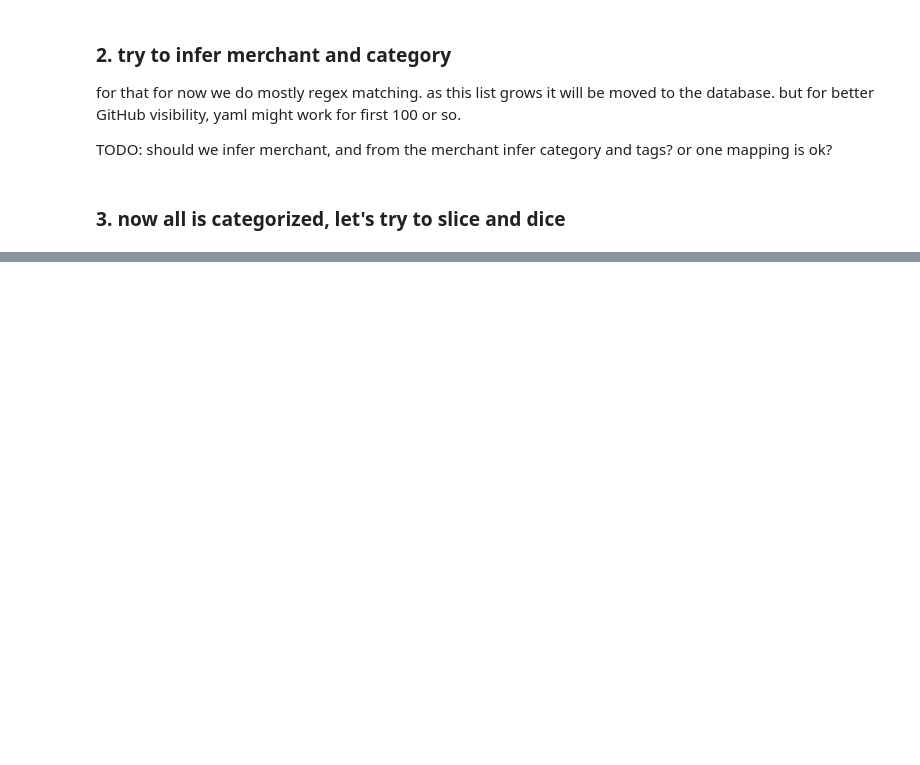
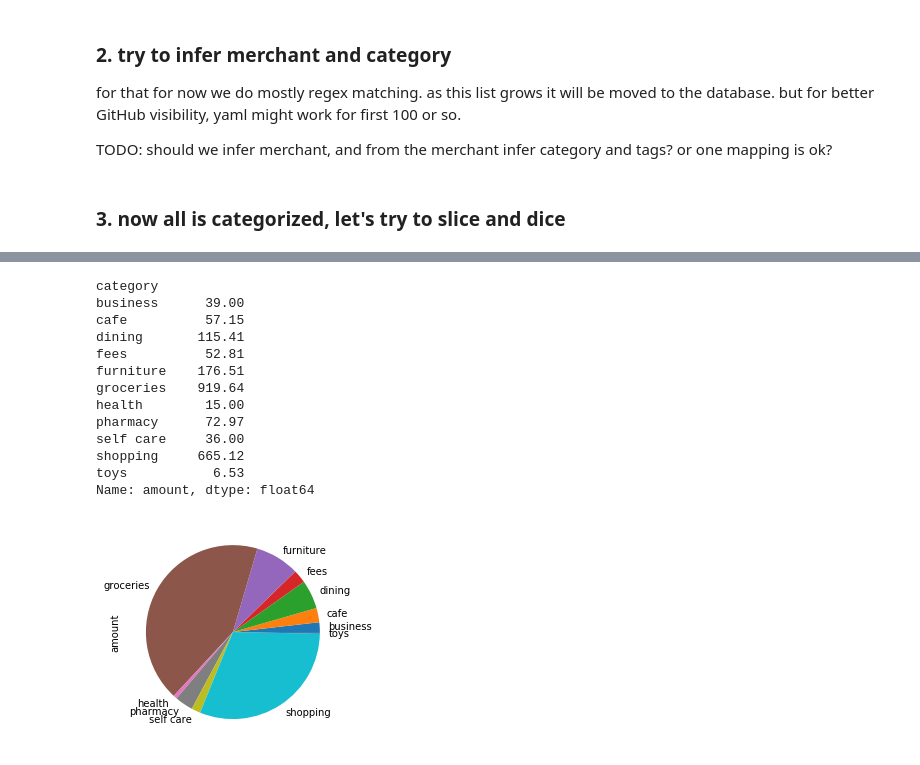
Before and after one commit to romaninozemtsev/personal_finance, a Jupyter notebook: parse_bank_statement.ipynb, the cells around one changed output, grey strips where cells are left out. Saved outputs shown, nothing was run; the diff lists cells and outputs as text; code cells hidden in the pictures; blank space fills up the shorter version.

```diff
--- a/parse_bank_statement.ipynb
+++ b/parse_bank_statement.ipynb
@@ -248,0 +243,18 @@ pd.DataFrame(enhanced_txs)
+# %%
+df[df['type']=='debit'].groupby(['category'])['amount'].agg('sum').map(abs).plot(kind='pie')
+df[df['type']=='debit'].groupby(['category'])['amount'].agg('sum').map(abs)
+# %% [output]
+category
+business      39.00
+cafe          57.15
+dining       115.41
+fees          52.81
+furniture    176.51
+groceries    919.64
+health        15.00
+pharmacy      72.97
+self care     36.00
+shopping     665.12
+toys           6.53
+Name: amount, dtype: float64
+[figure, added]
```
Also changed, not shown: parts of 6 cells of this notebook, 2 other files.
